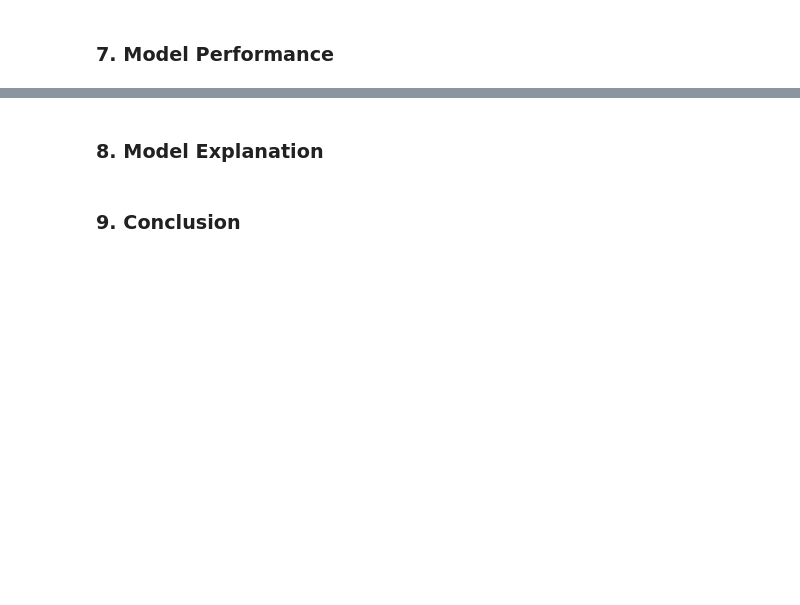
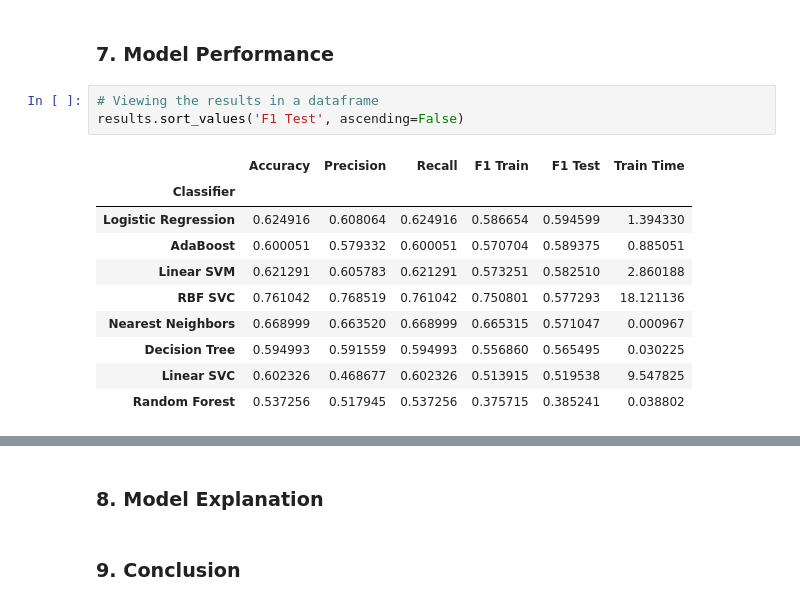
Before and after one commit to MIrfaanA/classification-predict-streamlit-template, a Jupyter notebook: Copy_of_Team_6_(neater).ipynb, the cells around one changed output, grey strips where cells are left out. Drawn from its saved outputs; the diff is of its cells as text; blank space fills up the shorter version.

```diff
--- a/Copy_of_Team_6_(neater).ipynb
+++ b/Copy_of_Team_6_(neater).ipynb
@@ -184,2 +318,16 @@ df_clean = df_train.copy()
 # %% [markdown]
 ### 7. Model Performance
+# %%
+# Viewing the results in a dataframe
+results.sort_values('F1 Test', ascending=False)
+# %% [output]
+|  | Accuracy | Precision | Recall | F1 Train | F1 Test | Train Time |
+| Classifier |  |  |  |  |  |  |
+| Logistic Regression | 0.624916 | 0.608064 | 0.624916 | 0.586654 | 0.594599 | 1.394330 |
+| AdaBoost | 0.600051 | 0.579332 | 0.600051 | 0.570704 | 0.589375 | 0.885051 |
+| Linear SVM | 0.621291 | 0.605783 | 0.621291 | 0.573251 | 0.582510 | 2.860188 |
+| RBF SVC | 0.761042 | 0.768519 | 0.761042 | 0.750801 | 0.577293 | 18.121136 |
+| Nearest Neighbors | 0.668999 | 0.663520 | 0.668999 | 0.665315 | 0.571047 | 0.000967 |
+| Decision Tree | 0.594993 | 0.591559 | 0.594993 | 0.556860 | 0.565495 | 0.030225 |
+| Linear SVC | 0.602326 | 0.468677 | 0.602326 | 0.513915 | 0.519538 | 9.547825 |
+| Random Forest | 0.537256 | 0.517945 | 0.537256 | 0.375715 | 0.385241 | 0.038802 |
```
Also changed, not shown: parts of 12 cells of this notebook.
